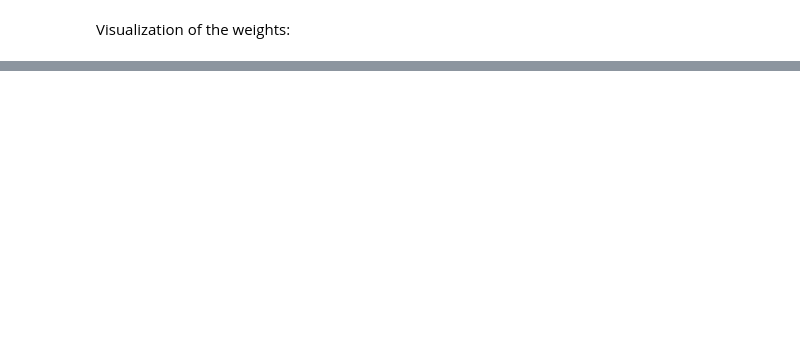
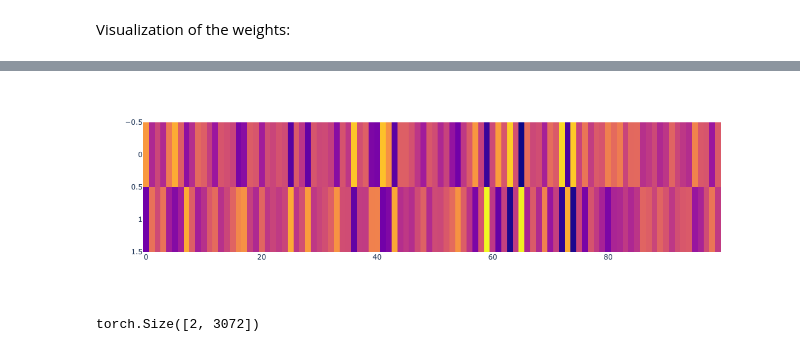
Before and after one commit to tlemberger/dendritic, a Jupyter notebook: notebooks/dendritic.ipynb, the cells around one changed output, grey strips where cells are left out. Saved outputs shown, nothing was run; the diff lists cells and outputs as text; code cells hidden in the pictures; blank space fills up the shorter version.

```diff
--- a/notebooks/dendritic.ipynb
+++ b/notebooks/dendritic.ipynb
@@ -179,6 +235,9 @@ px.imshow(
 # %%
 px.imshow(
-    dict(model.named_modules())['fc2'].weight.data,
+    dict(model[0].named_modules())['fc2'].weight.data,
     width=1000, aspect='auto',
 ).update_layout(coloraxis_showscale=False).show()
-print(dict(model.named_modules())['fc2'].weight.size())
+print(dict(model[1].named_modules())['fc2'].weight.size())
+# %% [output]
+[figure, added]
+torch.Size([2, 3072])
```
Also changed, not shown: parts of 10 cells of this notebook, 2 other files.
